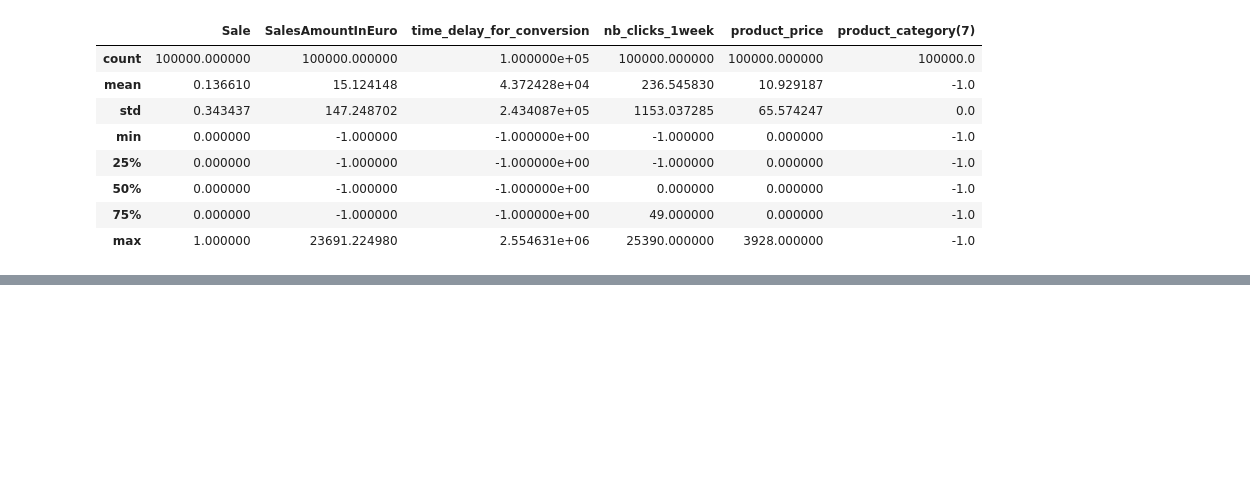
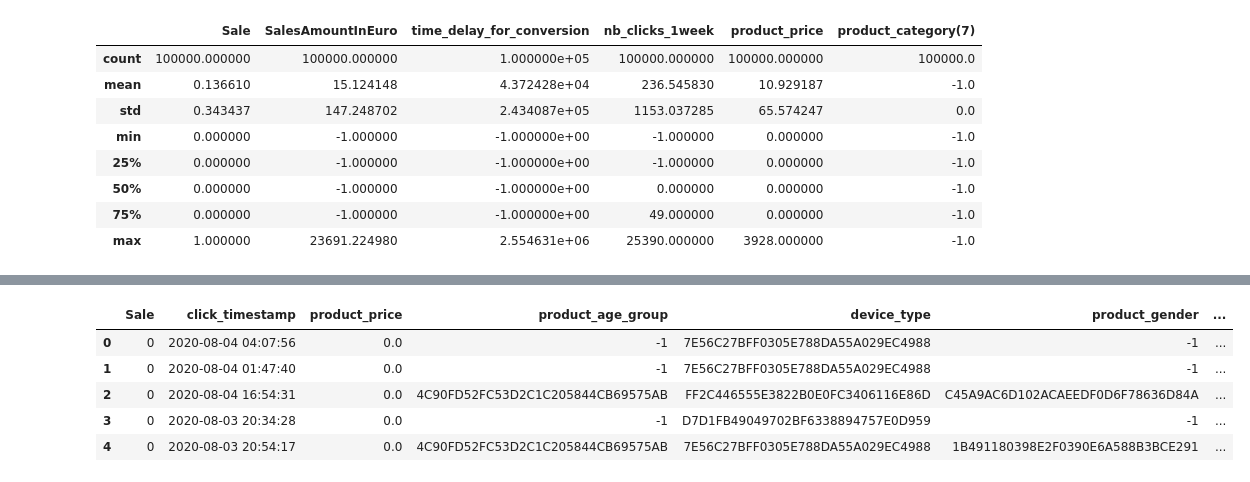
Before and after one commit to samousavizade/Criteo-recommender, a Jupyter notebook: ML_Project.ipynb, the cells around one changed output, grey strips where cells are left out. Cells and saved outputs as stored; diff of their text form; code cells hidden in the pictures; blank space fills up the shorter version.

Commit message:
Cleaning Dataset::Removing Redundant Columns

```diff
--- a/ML_Project.ipynb
+++ b/ML_Project.ipynb
@@ -118,0 +123,3 @@ stats
+# %%
+df_dropped = df.copy().drop(['product_category(7)', 'audience_id'], axis = 1)
+df_dropped.head()
@@ -118,0 +133,20 @@ stats
+# %%
+null_columns = []
+for column in df_dropped.columns:
+  if column == 'click_timestamp':
+    df_null = df_dropped[df_dropped[column] == 0]
+    if df_null.shape[0] / df_dropped.shape[0] > 0.45:
+      null_columns.append(column)
+  else:
+    df_null = df_dropped[df_dropped[column] == -1]
+    if df_null.shape[0] / df_dropped.shape[0] > 0.45:
+      null_columns.append(column)
+df_less_null = df_dropped.copy().drop(null_columns, axis=1)
+df_less_null.head()
+# %% [output]
+|  | Sale | click_timestamp | product_price | product_age_group | device_type | product_gender | ... |
+| 0 | 0 | 2020-08-04 04:07:56 | 0.0 | -1 | 7E56C27BFF0305E788DA55A029EC4988 | -1 | ... |
+| 1 | 0 | 2020-08-04 01:47:40 | 0.0 | -1 | 7E56C27BFF0305E788DA55A029EC4988 | -1 | ... |
+| 2 | 0 | 2020-08-04 16:54:31 | 0.0 | 4C90FD52FC53D2C1C205844CB69575AB | FF2C446555E3822B0E0FC3406116E86D | C45A9AC6D102ACAEEDF0D6F78636D84A | ... |
+| 3 | 0 | 2020-08-03 20:34:28 | 0.0 | -1 | D7D1FB49049702BF6338894757E0D959 | -1 | ... |
+| 4 | 0 | 2020-08-03 20:54:17 | 0.0 | 4C90FD52FC53D2C1C205844CB69575AB | 7E56C27BFF0305E788DA55A029EC4988 | 1B491180398E2F0390E6A588B3BCE291 | ... |
```
Also changed, not shown: parts of 3 cells of this notebook.
